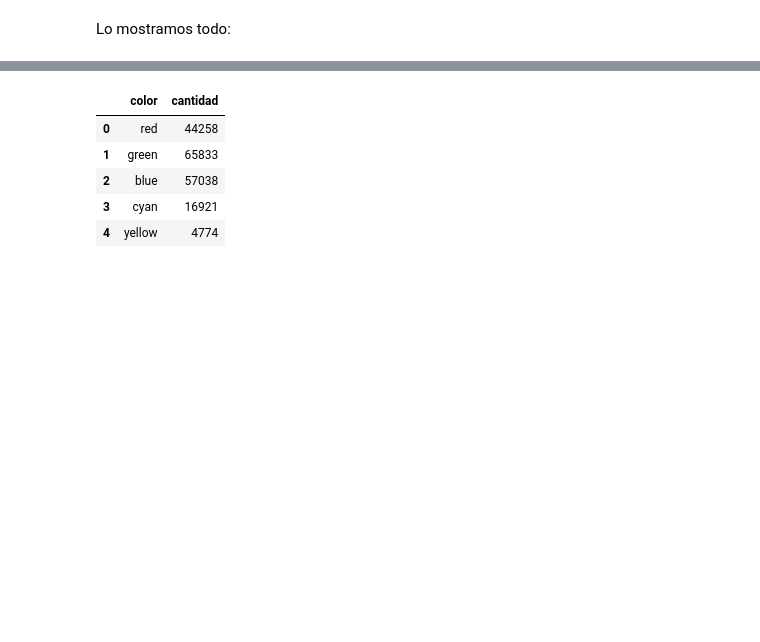
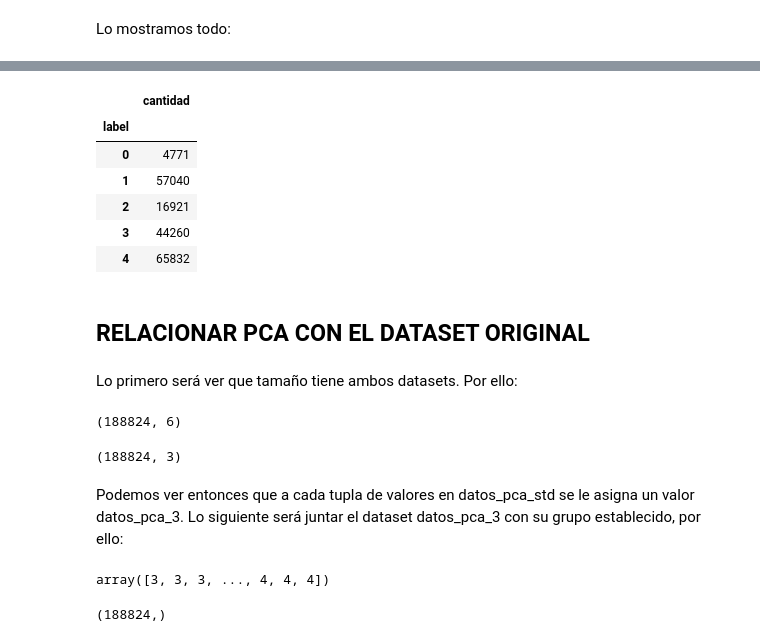
Before and after one commit to gabgarar/NASA---Mision-Vikings, a Jupyter notebook: Hierarchical_clustering.ipynb, the cells around one changed output, grey strips where cells are left out. Drawn from its saved outputs; the diff is of its cells as text; code cells hidden in the pictures; blank space fills up the shorter version.

```diff
--- a/Hierarchical_clustering.ipynb
+++ b/Hierarchical_clustering.ipynb
@@ -314,14 +302,18 @@ ax.scatter(C[:, 0], C[:, 1], C[:, 2], marker='*', c=colores, s=1000)
 # %%
 copy =  pd.DataFrame()
 copy['label'] = labels;
 cantidadGrupo =  pd.DataFrame()
-cantidadGrupo['color']=colores
 cantidadGrupo['cantidad']=copy.groupby('label').size()
 cantidadGrupo
 # %% [output]
-|  | color | cantidad |
-| 0 | red | 44258 |
-| 1 | green | 65833 |
-| 2 | blue | 57038 |
-| 3 | cyan | 16921 |
-| 4 | yellow | 4774 |
+|  | cantidad |
+| label |  |
+| 0 | 4771 |
+| 1 | 57040 |
+| 2 | 16921 |
+| 3 | 44260 |
+| 4 | 65832 |
+# %% [markdown]
+## RELACIONAR PCA CON EL DATASET ORIGINAL
+# %% [markdown]
+Lo primero será ver que tamaño tiene ambos datasets. Por ello:
@@ -327,0 +326,20 @@ cantidadGrupo
+# %%
+datos_pca_std.shape
+# %% [output]
+(188824, 6)
+# %%
+datos_pca_3.shape
+# %% [output]
+(188824, 3)
+# %% [markdown]
+Podemos ver entonces que a cada tupla de valores en datos_pca_std se le asigna un valor datos_pca_3.
+Lo siguiente será juntar el dataset datos_pca_3 con su grupo establecido, por ello:
+# %%
+# Las estiquetas se guardan en : labels
+labels
+# %% [output]
+array([3, 3, 3, ..., 4, 4, 4])
+# %%
+labels.shape
+# %% [output]
+(188824,)
```
Also changed, not shown: parts of 9 cells of this notebook.
